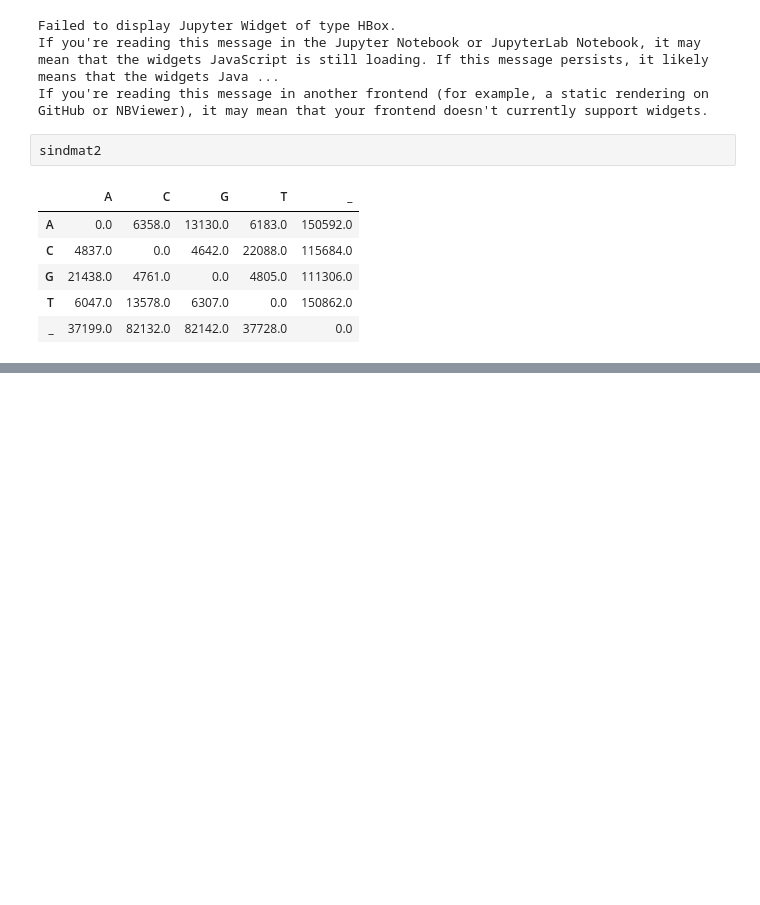
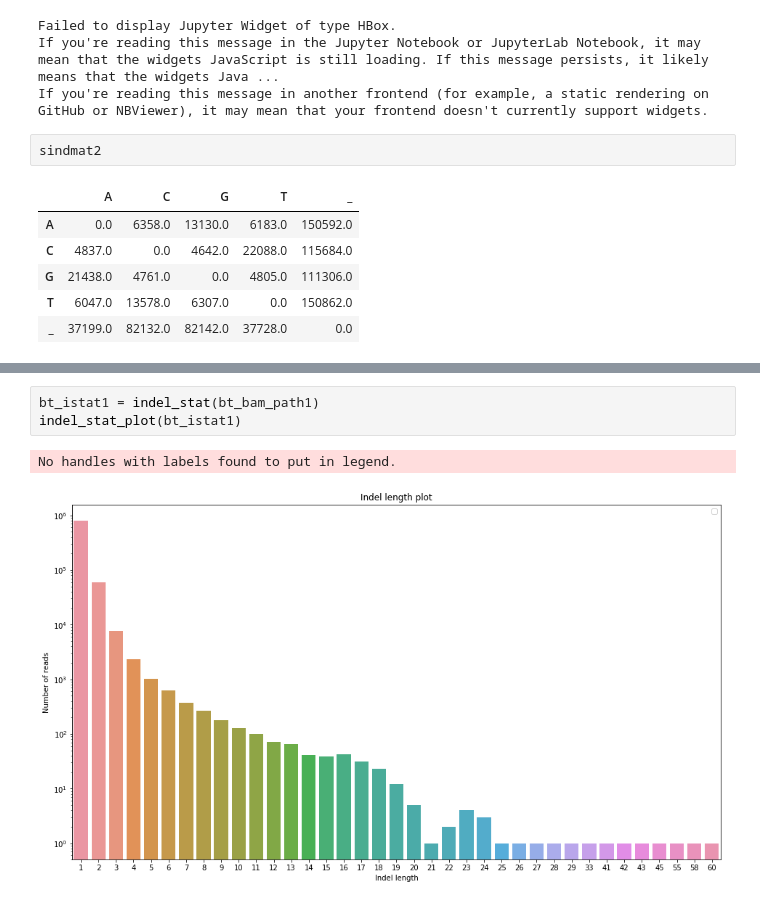
Before and after one commit to DimaOrekhov/NGS_Analysis, a Jupyter notebook: Assignment_2b.ipynb, the cells around one changed output, grey strips where cells are left out. Drawn from its saved outputs; the diff is of its cells as text; blank space fills up the shorter version.

```diff
--- a/Assignment_2b.ipynb
+++ b/Assignment_2b.ipynb
@@ -292,0 +400,6 @@ sindmat2
+# %%
+bt_istat1 = indel_stat(bt_bam_path1)
+indel_stat_plot(bt_istat1)
+# %% [output]
+No handles with labels found to put in legend.
+[figure, added]
```
Also changed, not shown: parts of 18 cells of this notebook.
